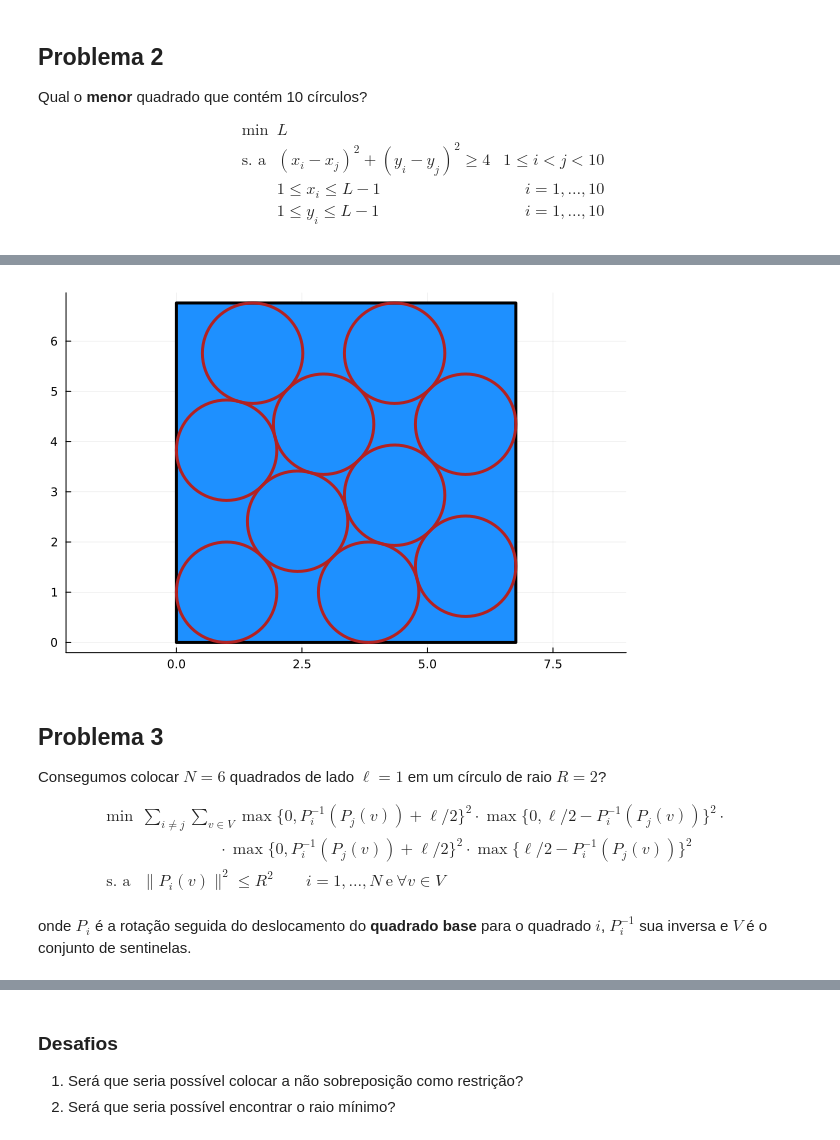
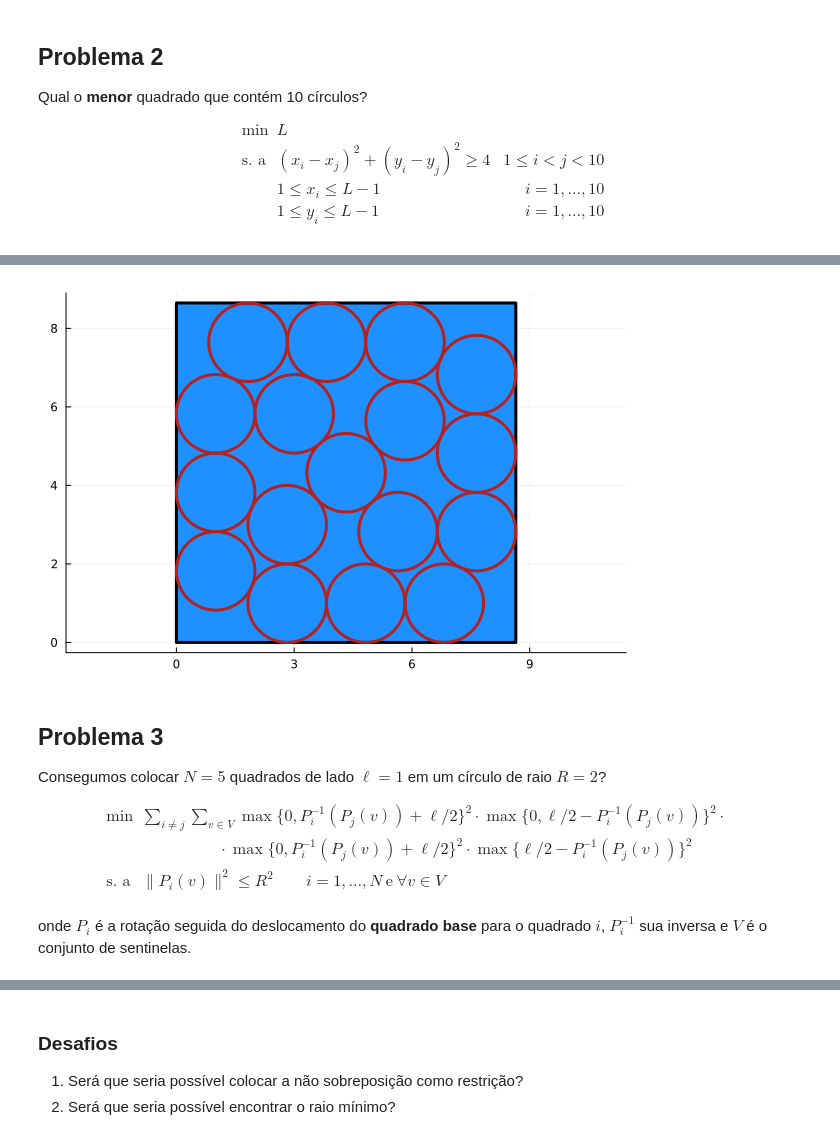
Before and after one commit to fsobral/minicurso-empacotamento, a Jupyter notebook: notebooks/modelando-empacotamentos.ipynb, the cells around one changed output, grey strips where cells are left out. Drawn from its saved outputs; the diff is of its cells as text; code cells hidden in the pictures.

```diff
--- a/notebooks/modelando-empacotamentos.ipynb
+++ b/notebooks/modelando-empacotamentos.ipynb
@@ -516,16 +557,18 @@ $$
 # %%
 model = Model(Ipopt.Optimizer)
 
-L_inicial = (10 + 10 * rand()) * π
+N = 17
+
+L_inicial = (N + N * rand()) * π / 2
 
 @variable(model, L, start=L_inicial)
-@variable(model, 1 <= xC[i = 1:10], start=L_inicial*rand())
-@variable(model, 1 <= yC[i = 1:10], start=L_inicial*rand())
+@variable(model, 1 <= xC[i = 1:N], start=L_inicial*rand())
+@variable(model, 1 <= yC[i = 1:N], start=L_inicial*rand())
 
-@NLconstraint(model, [i = 1:10, j = i + 1:10], (xC[i] - xC[j])^2 + (yC[i] - yC[j])^2 >= 4)
+@NLconstraint(model, [i = 1:N, j = i + 1:N], (xC[i] - xC[j])^2 + (yC[i] - yC[j])^2 >= 4)
 
-@constraint(model, [i = 1:10], xC[i] <= L - 1)
-@constraint(model, [i = 1:10], yC[i] <= L - 1)
+@constraint(model, [i = 1:N], xC[i] <= L - 1)
+@constraint(model, [i = 1:N], yC[i] <= L - 1)
 
 @objective(model, Min, L);
 # %%
@@ -545,11 +588,11 @@ objective_value    = 6.760278807074645
 # %%
-desenha_solucao_cq([1 for i = 1:10], value.(xC), value.(yC), value(L))
+desenha_solucao_cq([1 for i = 1:N], value.(xC), value.(yC), value(L))
 # %% [output]
-[figure, old version]
+[figure, new version]
 # %% [markdown]
 ## Problema 3
 
-Consegumos colocar $N=6$ quadrados de lado $\ell = 1$ em um círculo de raio $R=2$?
+Consegumos colocar $N=5$ quadrados de lado $\ell = 1$ em um círculo de raio $R=2$?
 
 $$
 \begin{array}{llr}
```
Also changed, not shown: parts of 17 cells of this notebook.
